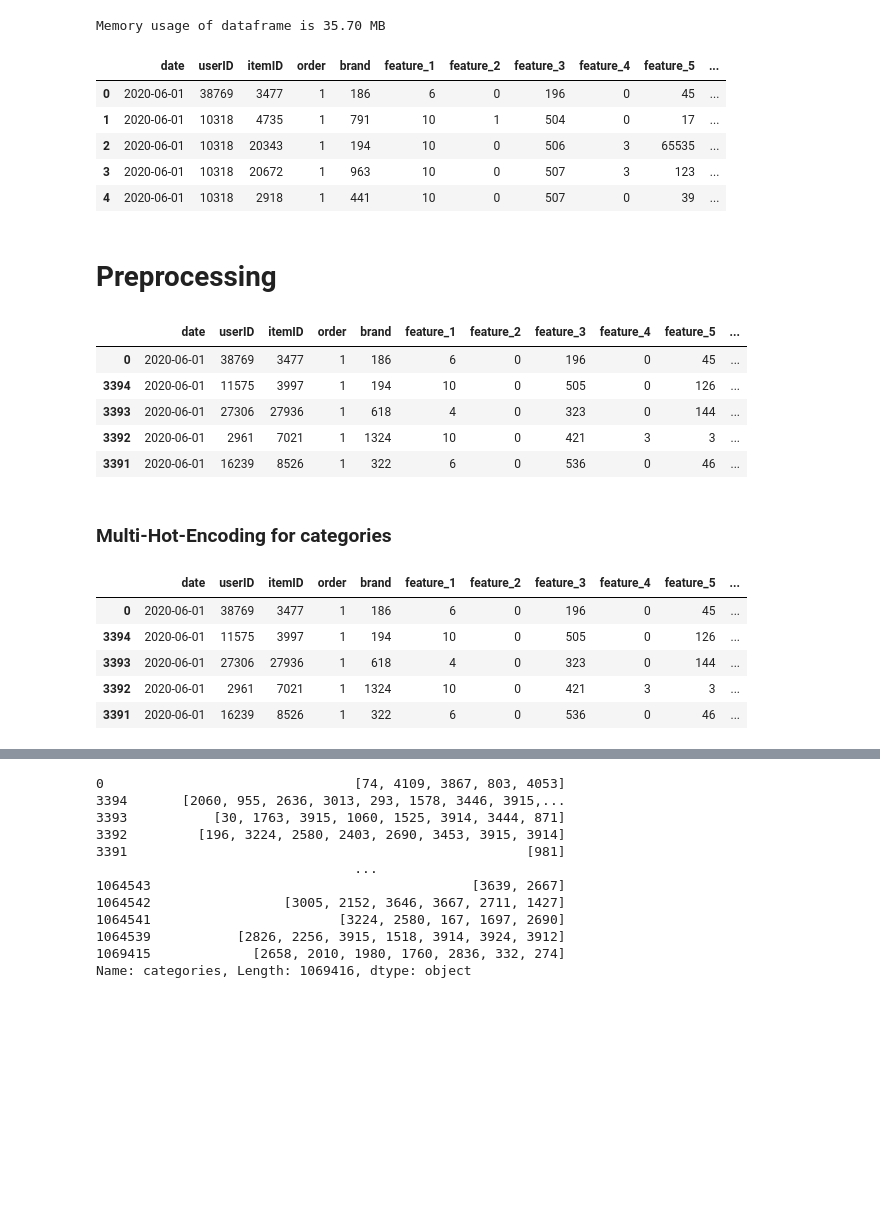
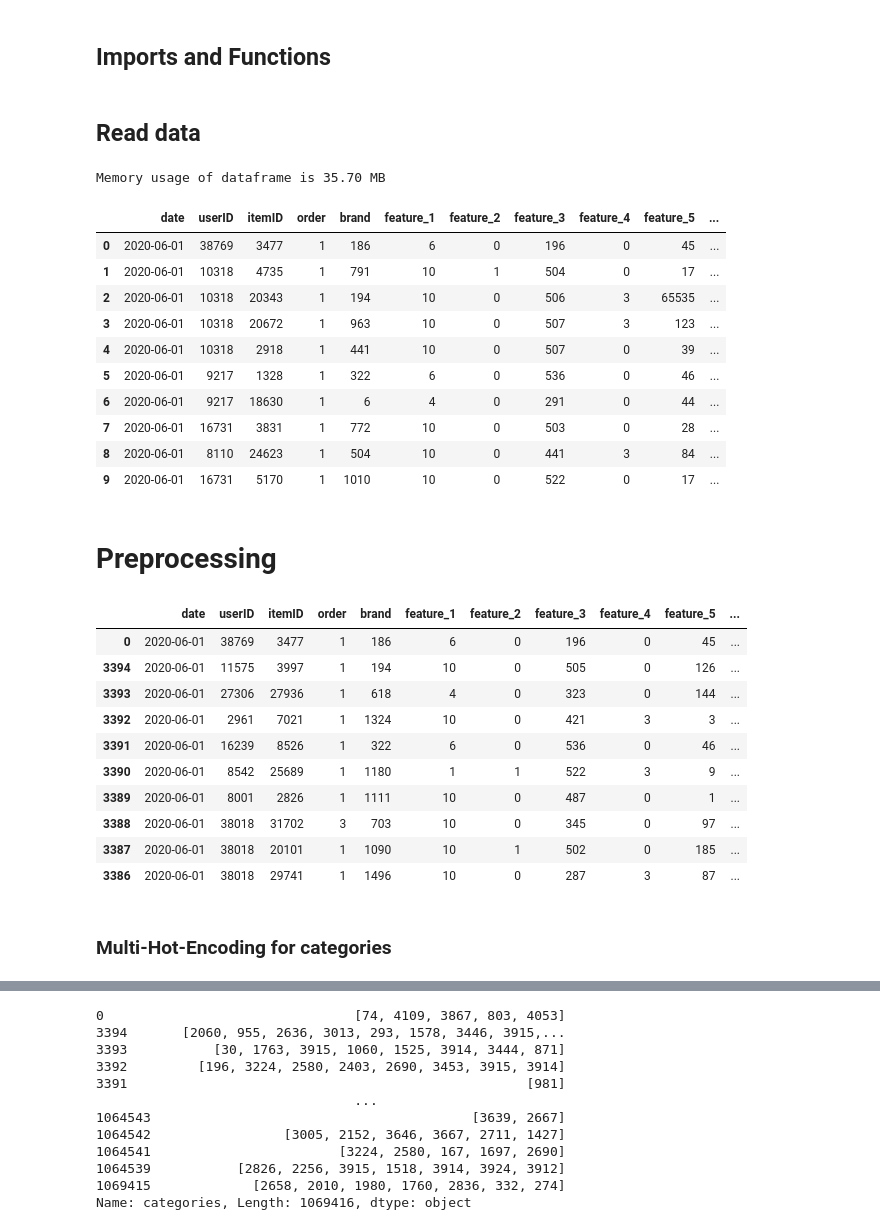
Before and after one commit to SirMightyMo/DMC2022, a Jupyter notebook: Kevin/Python/dmc_2022_classification.ipynb, the cells around one changed output, grey strips where cells are left out. Cells and saved outputs as stored; diff of their text form; code cells hidden in the pictures; blank space fills up the shorter version.

Commit message:
Add text for Multi-Hot-Encoding and revised notebook

```diff
--- a/Kevin/Python/dmc_2022_classification.ipynb
+++ b/Kevin/Python/dmc_2022_classification.ipynb
@@ -23,3 +51,5 @@ The problem we will be exploring is **multiclass classification**. Based on a nu
+# %% [markdown]
+## Imports and Functions
 # %%
 import warnings
 warnings.filterwarnings("ignore")
@@ -42,44 +73,41 @@ def show_mem_usage(df):
+# %% [markdown]
+## Read data
 # %%
-# Read csv
-#file1 = r'C:\Users\LEAND\Coding\knime-workspace\DMC2022\Leander\csv\complete_dataset_labeled_wLastPurchaseDates_wWeek0.csv'
-file2 = r'E:\OneDrive\Arbeit\Repos\DMC2022\Kevin\csv\complete_dataset_labeled_wLastPurchaseDates_wWeek0_date.csv'
-df_data = pd.read_csv(file2, sep='|', dtype={'userID':np.uint32,
-                                            #'purchaseDates':str,
+file1 = r'E:\OneDrive\Arbeit\Repos\DMC2022\Kevin\csv\06_complete_dataset_labeled_week0.csv'
+
+df_data = pd.read_csv(file1, sep='|', dtype={'userID':np.uint32,
                                             'date':str,
                                             'itemID':np.uint32,
                                             'order':np.uint8,
                                             'brand':np.uint16,
                                             'feature_1':np.uint8,
                                             'feature_2':np.uint8,
                                             'feature_3':np.uint16,
                                             'feature_4':np.uint8,
                                             'feature_5':np.uint16,
                                             'week':np.uint8})
                      #chunksize=10000)
 
-#df_data2 = pd.read_csv(r'C:\Users\LEAND\Coding\knime-workspace\DMC2022\Leander\csv\complete_dataset_labeled_wLastPurchaseDates.csv', sep='|', chunksize=50000)
-
 show_mem_usage(df_data)
-df_data.head()
-#df_data.get_chunk()
+df_data.head(10)
 # %% [output]
 Memory usage of dataframe is 35.70 MB
 |  | date | userID | itemID | order | brand | feature_1 | feature_2 | feature_3 | feature_4 | feature_5 | ... |
 | 0 | 2020-06-01 | 38769 | 3477 | 1 | 186 | 6 | 0 | 196 | 0 | 45 | ... |
 | 1 | 2020-06-01 | 10318 | 4735 | 1 | 791 | 10 | 1 | 504 | 0 | 17 | ... |
 | 2 | 2020-06-01 | 10318 | 20343 | 1 | 194 | 10 | 0 | 506 | 3 | 65535 | ... |
 | 3 | 2020-06-01 | 10318 | 20672 | 1 | 963 | 10 | 0 | 507 | 3 | 123 | ... |
 | 4 | 2020-06-01 | 10318 | 2918 | 1 | 441 | 10 | 0 | 507 | 0 | 39 | ... |
+| 5 | 2020-06-01 | 9217 | 1328 | 1 | 322 | 6 | 0 | 536 | 0 | 46 | ... |
+| 6 | 2020-06-01 | 9217 | 18630 | 1 | 6 | 4 | 0 | 291 | 0 | 44 | ... |
+| 7 | 2020-06-01 | 16731 | 3831 | 1 | 772 | 10 | 0 | 503 | 0 | 28 | ... |
+| 8 | 2020-06-01 | 8110 | 24623 | 1 | 504 | 10 | 0 | 441 | 3 | 84 | ... |
+| 9 | 2020-06-01 | 16731 | 5170 | 1 | 1010 | 10 | 0 | 522 | 0 | 17 | ... |
 # %% [markdown]
 # Preprocessing
 # %%
-# Drop columns (only for file1)
-#df_data.drop('lastPurchaseDate', axis=1, inplace=True)
-#df_data.drop('Unique count(date)', axis=1, inplace=True)
-
 df_data = df_data.sort_values('date')
-
-df_data.head()
+df_data.head(10)
 # %% [output]
 |  | date | userID | itemID | order | brand | feature_1 | feature_2 | feature_3 | feature_4 | feature_5 | ... |
 | 0 | 2020-06-01 | 38769 | 3477 | 1 | 186 | 6 | 0 | 196 | 0 | 45 | ... |
@@ -87,20 +115,10 @@ df_data.head()
 | 3393 | 2020-06-01 | 27306 | 27936 | 1 | 618 | 4 | 0 | 323 | 0 | 144 | ... |
 | 3392 | 2020-06-01 | 2961 | 7021 | 1 | 1324 | 10 | 0 | 421 | 3 | 3 | ... |
 | 3391 | 2020-06-01 | 16239 | 8526 | 1 | 322 | 6 | 0 | 536 | 0 | 46 | ... |
+| 3390 | 2020-06-01 | 8542 | 25689 | 1 | 1180 | 1 | 1 | 522 | 3 | 9 | ... |
+| 3389 | 2020-06-01 | 8001 | 2826 | 1 | 1111 | 10 | 0 | 487 | 0 | 1 | ... |
+| 3388 | 2020-06-01 | 38018 | 31702 | 3 | 703 | 10 | 0 | 345 | 0 | 97 | ... |
+| 3387 | 2020-06-01 | 38018 | 20101 | 1 | 1090 | 10 | 1 | 502 | 0 | 185 | ... |
+| 3386 | 2020-06-01 | 38018 | 29741 | 1 | 1496 | 10 | 0 | 287 | 3 | 87 | ... |
 # %% [markdown]
 ### Multi-Hot-Encoding for categories
-# %%
-# If you run out of memory while encoding the whole dataframe at once you can
-# split the dataframe into chunks beforehand
-
-#df_data_chunk = df_data.iloc[:150000,:] # set chunk size for tests
-df_data_chunk = df_data
-
-df_data_chunk.head()
-# %% [output]
-|  | date | userID | itemID | order | brand | feature_1 | feature_2 | feature_3 | feature_4 | feature_5 | ... |
-| 0 | 2020-06-01 | 38769 | 3477 | 1 | 186 | 6 | 0 | 196 | 0 | 45 | ... |
-| 3394 | 2020-06-01 | 11575 | 3997 | 1 | 194 | 10 | 0 | 505 | 0 | 126 | ... |
-| 3393 | 2020-06-01 | 27306 | 27936 | 1 | 618 | 4 | 0 | 323 | 0 | 144 | ... |
-| 3392 | 2020-06-01 | 2961 | 7021 | 1 | 1324 | 10 | 0 | 421 | 3 | 3 | ... |
-| 3391 | 2020-06-01 | 16239 | 8526 | 1 | 322 | 6 | 0 | 536 | 0 | 46 | ... |
```
Also changed, not shown: parts of 25 cells of this notebook.
